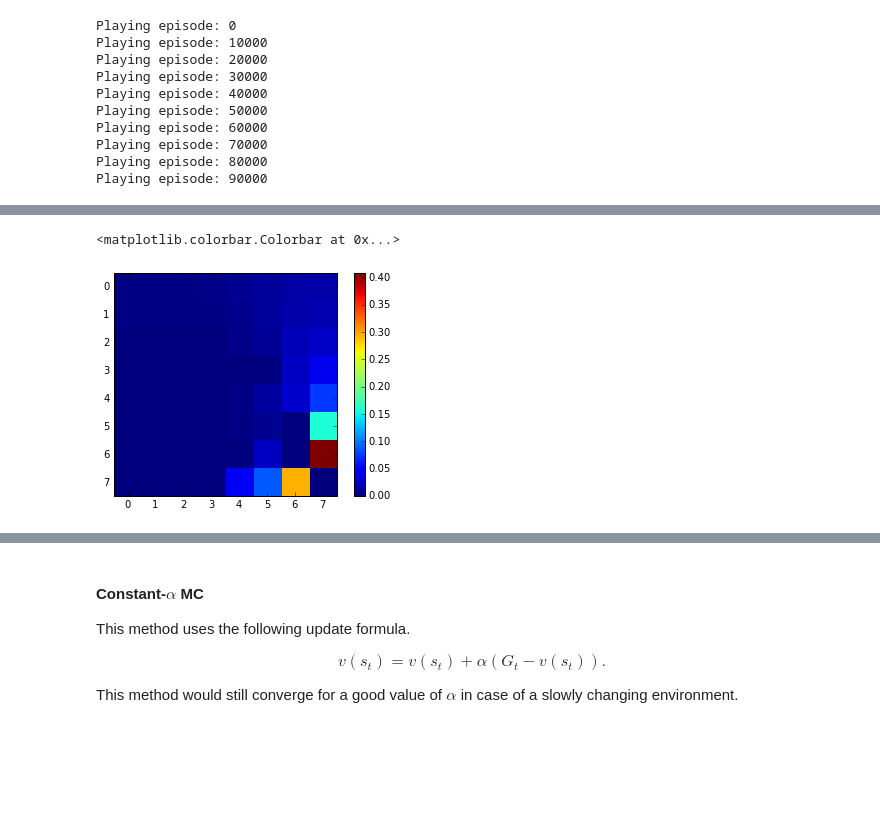
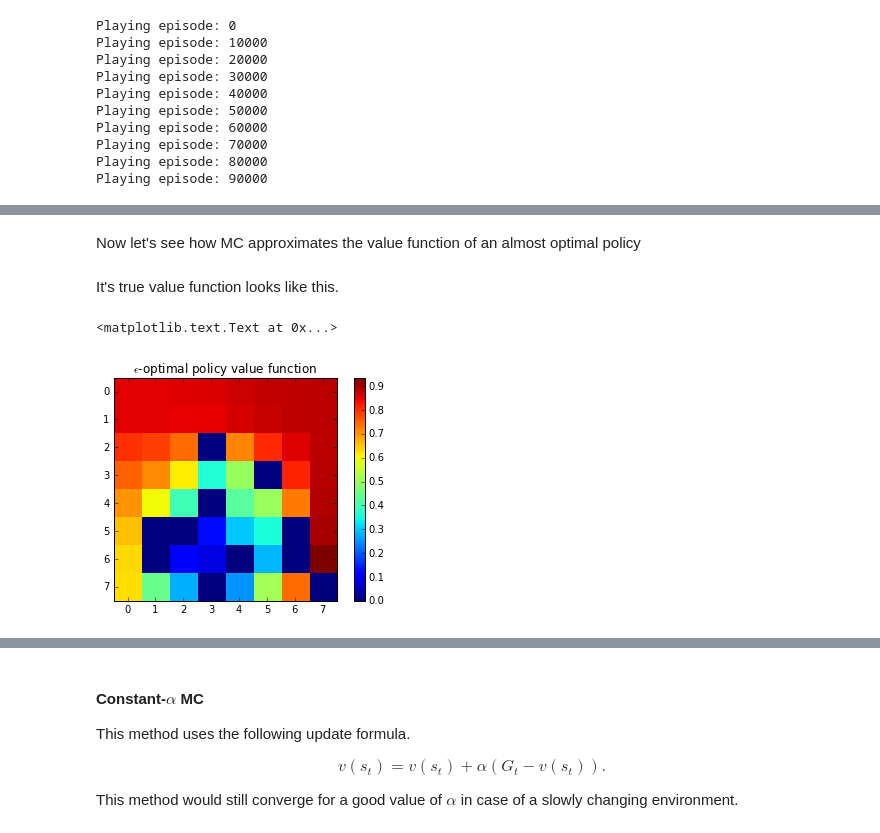
Before and after one commit to izmailovpavel/rl-seminar, a Jupyter notebook: mipt_course/4_MC_TD/MC_TD.ipynb, the cells around one changed output, grey strips where cells are left out. Drawn from its saved outputs; the diff is of its cells as text; code cells hidden in the pictures; blank space fills up the shorter version.

```diff
--- a/mipt_course/4_MC_TD/MC_TD.ipynb
+++ b/mipt_course/4_MC_TD/MC_TD.ipynb
@@ -132,6 +145,14 @@ Playing episode: 90000
+# %% [markdown]
+Now let's see how MC approximates the value function of an almost optimal policy
+# %%
+eps_optimal_policy = np.load('eps_opt_pi.npy')
+eps_optimal_v = np.load('eps_opt_v.npy')
+# %% [markdown]
+It's true value function looks like this.
 # %%
-plt.imshow(v.reshape((8,8)), interpolation='nearest')
+plt.imshow(eps_optimal_v.reshape((8,8)), interpolation='nearest')
 plt.colorbar()
+plt.title('$\epsilon$-optimal policy value function')
 # %% [output]
-<matplotlib.colorbar.Colorbar at 0x...>
+<matplotlib.text.Text at 0x...>
-[figure, old version]
+[figure, new version]
```
Also changed, not shown: parts of 39 cells of this notebook, 4 other files.
